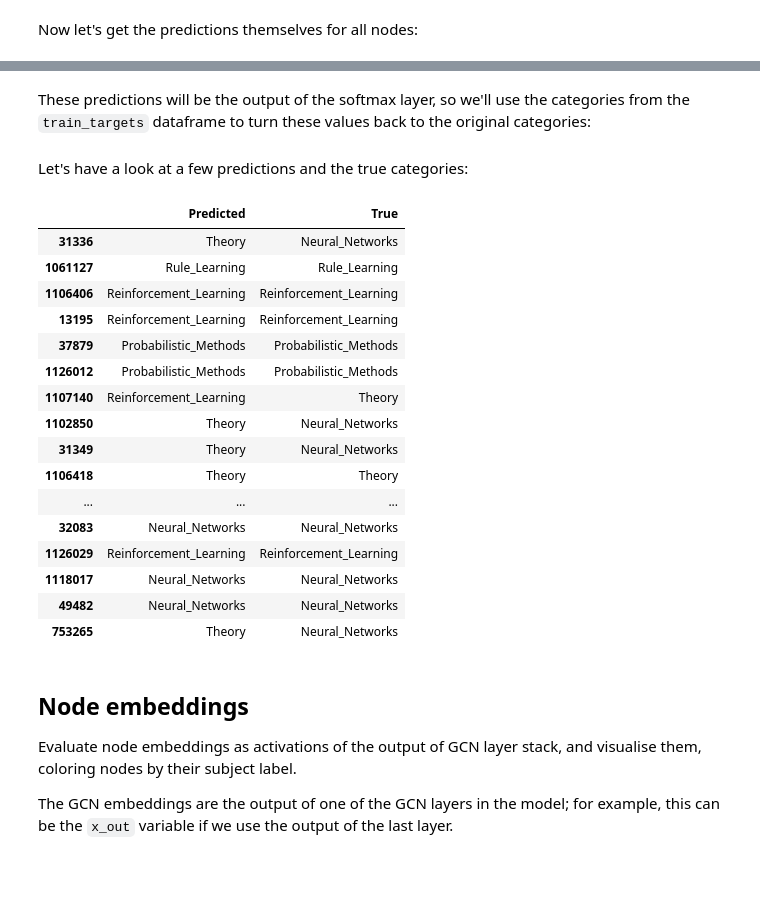
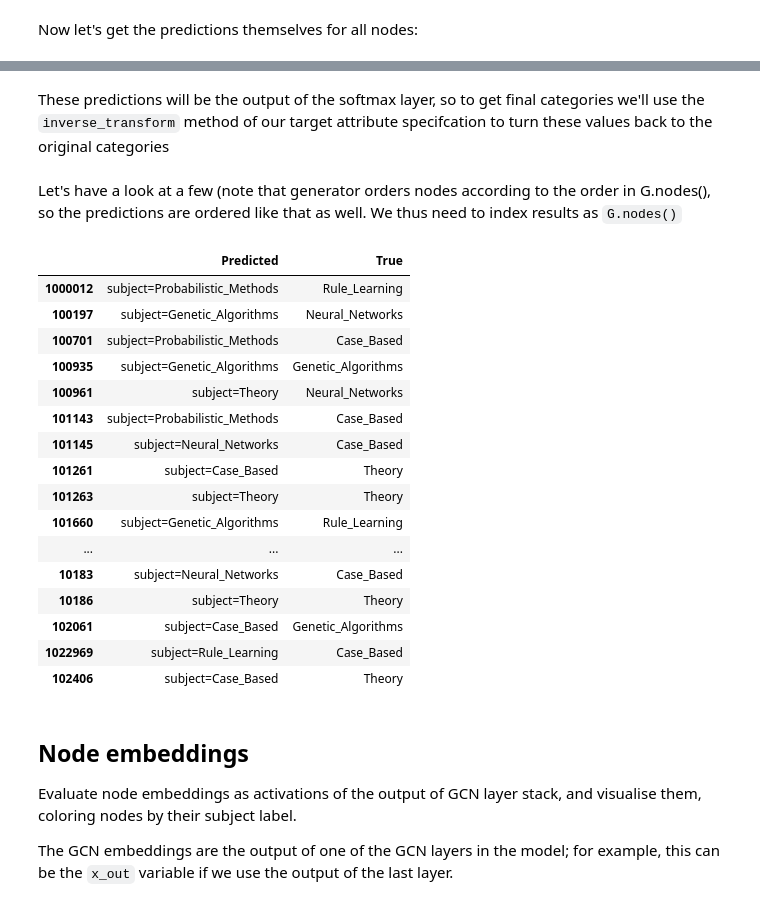
Before and after one commit to stellargraph/stellar-practical-ml-on-graphs, a Jupyter notebook: notebooks/gcn-node-classification.ipynb, the cells around one changed output, grey strips where cells are left out. Saved outputs shown, nothing was run; the diff lists cells and outputs as text; code cells hidden in the pictures; blank space fills up the shorter version.

```diff
--- a/notebooks/gcn-node-classification.ipynb
+++ b/notebooks/gcn-node-classification.ipynb
@@ -207 +230,12 @@ val_gen = generator.flow(val_targets.index, val_targets)
+# %%
+from keras.callbacks import EarlyStopping, ModelCheckpoint
+if not os.path.isdir("logs"):
+    os.makedirs("logs")
+es_callback = EarlyStopping(monitor="val_weighted_acc", patience=50)  # patience is the number of epochs to wait before early stopping in case of no further improvement
+mc_callback = ModelCheckpoint(
+    "logs/best_model.h5",
+    monitor="val_weighted_acc",
+    save_best_only=True,
+    save_weights_only=True,
+)
 # %% [markdown]
@@ -209,8 +243,9 @@ Train the model using the `fit_generator` method
 # %%
 history = model.fit_generator(
     train_gen,
-    epochs=100,
+    epochs=200,
     validation_data=val_gen,
     verbose=0,
     shuffle=False,  # this should be False, since shuffling data means shuffling the whole graph
+    callbacks=[es_callback, mc_callback],
 )
@@ -244 +277,3 @@ plot_history(history)
+# %%
+model.load_weights("logs/best_model.h5")
 # %% [markdown]
@@ -269,2 +304,2 @@ all_predictions.shape
 # %% [markdown]
-These predictions will be the output of the softmax layer, so we'll use the categories from the `train_targets` dataframe to turn these values back to the original categories:
+These predictions will be the output of the softmax layer, so to get final categories we'll use the `inverse_transform` method of our target attribute specifcation to turn these values back to the original categories
@@ -273,25 +306,29 @@ node_predictions = pd.DataFrame(all_predictions, index=all_nodes, columns=train_
-# %% [markdown]
-Let's have a look at a few predictions and the true categories:
+# %%
+node_predictions = target_encoding.inverse_transform(all_predictions)
+# %% [markdown]
+Let's have a look at a few (note that generator orders nodes according to the order in G.nodes(), so the predictions are ordered like that as well. We thus need to index results as `G.nodes()`
 # %%
-pd.DataFrame({"Predicted": node_predictions, "True":node_data['subject']}).head(20)
+results = pd.DataFrame(node_predictions, index=G.nodes()).idxmax(axis=1)
+df = pd.DataFrame({"Predicted": results, "True": node_data['subject']})
+df.head(20)
 # %% [output]
 |  | Predicted | True |
-| 31336 | Theory | Neural_Networks |
-| 1061127 | Rule_Learning | Rule_Learning |
-| 1106406 | Reinforcement_Learning | Reinforcement_Learning |
-| 13195 | Reinforcement_Learning | Reinforcement_Learning |
-| 37879 | Probabilistic_Methods | Probabilistic_Methods |
-| 1126012 | Probabilistic_Methods | Probabilistic_Methods |
-| 1107140 | Reinforcement_Learning | Theory |
-| 1102850 | Theory | Neural_Networks |
-| 31349 | Theory | Neural_Networks |
-| 1106418 | Theory | Theory |
+| 1000012 | subject=Probabilistic_Methods | Rule_Learning |
+| 100197 | subject=Genetic_Algorithms | Neural_Networks |
+| 100701 | subject=Probabilistic_Methods | Case_Based |
+| 100935 | subject=Genetic_Algorithms | Genetic_Algorithms |
+| 100961 | subject=Theory | Neural_Networks |
+| 101143 | subject=Probabilistic_Methods | Case_Based |
+| 101145 | subject=Neural_Networks | Case_Based |
+| 101261 | subject=Case_Based | Theory |
+| 101263 | subject=Theory | Theory |
+| 101660 | subject=Genetic_Algorithms | Rule_Learning |
 | ... | ... | ... |
-| 32083 | Neural_Networks | Neural_Networks |
-| 1126029 | Reinforcement_Learning | Reinforcement_Learning |
-| 1118017 | Neural_Networks | Neural_Networks |
-| 49482 | Neural_Networks | Neural_Networks |
-| 753265 | Theory | Neural_Networks |
+| 10183 | subject=Neural_Networks | Case_Based |
+| 10186 | subject=Theory | Theory |
+| 102061 | subject=Case_Based | Genetic_Algorithms |
+| 1022969 | subject=Rule_Learning | Case_Based |
+| 102406 | subject=Case_Based | Theory |
 # %% [markdown]
 ## Node embeddings
 Evaluate node embeddings as activations of the output of GCN layer stack, and visualise them, coloring nodes by their subject label.
```
Also changed, not shown: parts of 59 cells of this notebook.
